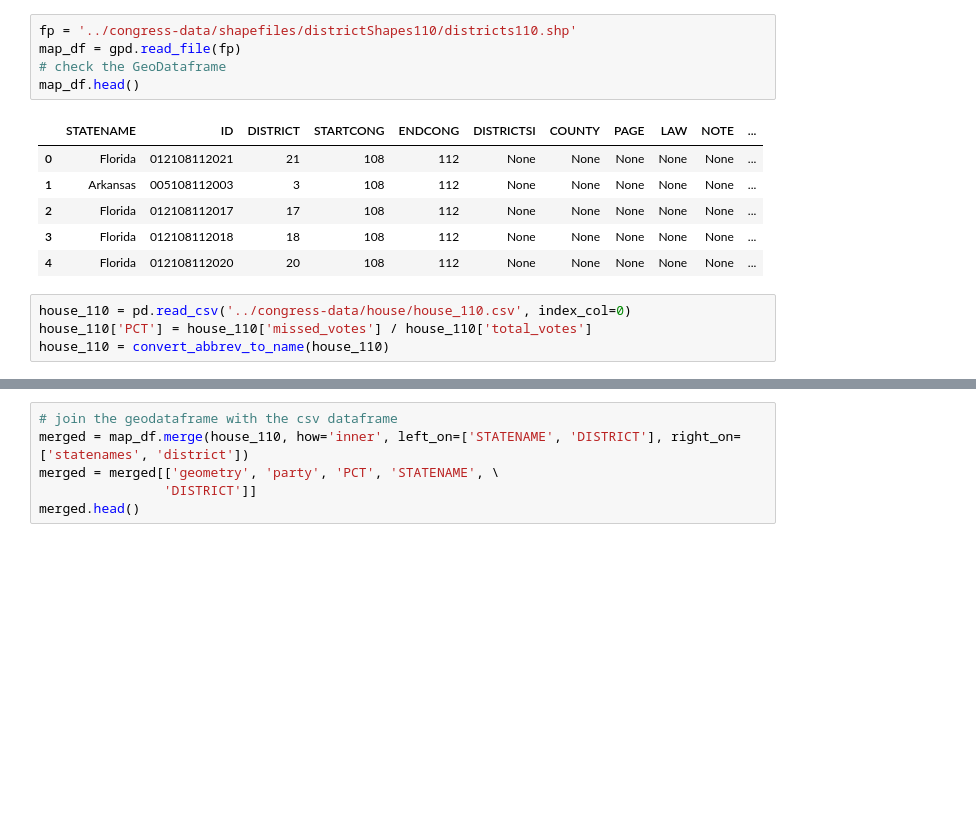
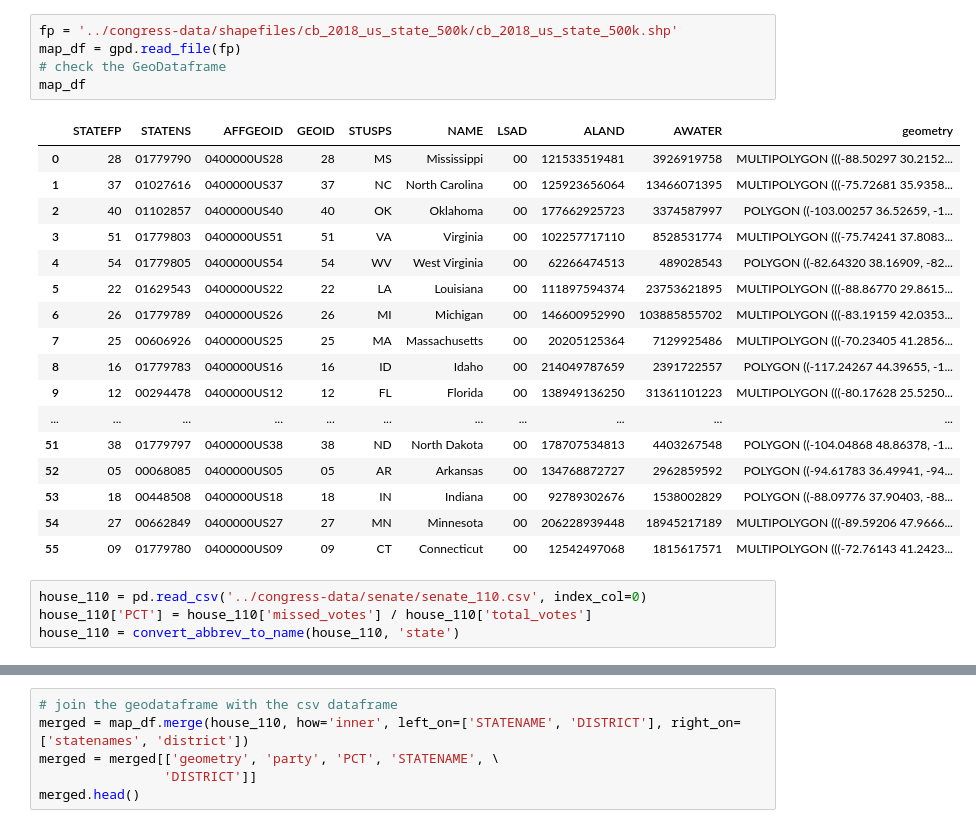
Before and after one commit to rcohngru/congressional-voting-eda, a Jupyter notebook: notebooks/Trying GeoPandas.ipynb, the cells around one changed output, grey strips where cells are left out. Cells and saved outputs as stored; diff of their text form; blank space fills up the shorter version.

```diff
--- a/notebooks/Trying GeoPandas.ipynb
+++ b/notebooks/Trying GeoPandas.ipynb
@@ -28,19 +490,30 @@ def convert_abbrev_to_name(df):
 # %%
-fp = '../congress-data/shapefiles/districtShapes110/districts110.shp'
+fp = '../congress-data/shapefiles/cb_2018_us_state_500k/cb_2018_us_state_500k.shp'
 map_df = gpd.read_file(fp)
 # check the GeoDataframe
-map_df.head()
+map_df
 # %% [output]
-|  | STATENAME | ID | DISTRICT | STARTCONG | ENDCONG | DISTRICTSI | COUNTY | PAGE | LAW | NOTE | ... |
-| 0 | Florida | 012108112021 | 21 | 108 | 112 | None | None | None | None | None | ... |
-| 1 | Arkansas | 005108112003 | 3 | 108 | 112 | None | None | None | None | None | ... |
-| 2 | Florida | 012108112017 | 17 | 108 | 112 | None | None | None | None | None | ... |
-| 3 | Florida | 012108112018 | 18 | 108 | 112 | None | None | None | None | None | ... |
-| 4 | Florida | 012108112020 | 20 | 108 | 112 | None | None | None | None | None | ... |
+|  | STATEFP | STATENS | AFFGEOID | GEOID | STUSPS | NAME | LSAD | ALAND | AWATER | geometry |
+| 0 | 28 | 01779790 | 0400000US28 | 28 | MS | Mississippi | 00 | 121533519481 | 3926919758 | MULTIPOLYGON (((-88.50297 30.2152... |
+| 1 | 37 | 01027616 | 0400000US37 | 37 | NC | North Carolina | 00 | 125923656064 | 13466071395 | MULTIPOLYGON (((-75.72681 35.9358... |
+| 2 | 40 | 01102857 | 0400000US40 | 40 | OK | Oklahoma | 00 | 177662925723 | 3374587997 | POLYGON ((-103.00257 36.52659, -1... |
+| 3 | 51 | 01779803 | 0400000US51 | 51 | VA | Virginia | 00 | 102257717110 | 8528531774 | MULTIPOLYGON (((-75.74241 37.8083... |
+| 4 | 54 | 01779805 | 0400000US54 | 54 | WV | West Virginia | 00 | 62266474513 | 489028543 | POLYGON ((-82.64320 38.16909, -82... |
+| 5 | 22 | 01629543 | 0400000US22 | 22 | LA | Louisiana | 00 | 111897594374 | 23753621895 | MULTIPOLYGON (((-88.86770 29.8615... |
+| 6 | 26 | 01779789 | 0400000US26 | 26 | MI | Michigan | 00 | 146600952990 | 103885855702 | MULTIPOLYGON (((-83.19159 42.0353... |
+| 7 | 25 | 00606926 | 0400000US25 | 25 | MA | Massachusetts | 00 | 20205125364 | 7129925486 | MULTIPOLYGON (((-70.23405 41.2856... |
+| 8 | 16 | 01779783 | 0400000US16 | 16 | ID | Idaho | 00 | 214049787659 | 2391722557 | POLYGON ((-117.24267 44.39655, -1... |
+| 9 | 12 | 00294478 | 0400000US12 | 12 | FL | Florida | 00 | 138949136250 | 31361101223 | MULTIPOLYGON (((-80.17628 25.5250... |
+| ... | ... | ... | ... | ... | ... | ... | ... | ... | ... | ... |
+| 51 | 38 | 01779797 | 0400000US38 | 38 | ND | North Dakota | 00 | 178707534813 | 4403267548 | POLYGON ((-104.04868 48.86378, -1... |
+| 52 | 05 | 00068085 | 0400000US05 | 05 | AR | Arkansas | 00 | 134768872727 | 2962859592 | POLYGON ((-94.61783 36.49941, -94... |
+| 53 | 18 | 00448508 | 0400000US18 | 18 | IN | Indiana | 00 | 92789302676 | 1538002829 | POLYGON ((-88.09776 37.90403, -88... |
+| 54 | 27 | 00662849 | 0400000US27 | 27 | MN | Minnesota | 00 | 206228939448 | 18945217189 | MULTIPOLYGON (((-89.59206 47.9666... |
+| 55 | 09 | 01779780 | 0400000US09 | 09 | CT | Connecticut | 00 | 12542497068 | 1815617571 | MULTIPOLYGON (((-72.76143 41.2423... |
 # %%
-house_110 = pd.read_csv('../congress-data/house/house_110.csv', index_col=0)
+house_110 = pd.read_csv('../congress-data/senate/senate_110.csv', index_col=0)
 house_110['PCT'] = house_110['missed_votes'] / house_110['total_votes']
-house_110 = convert_abbrev_to_name(house_110)
+house_110 = convert_abbrev_to_name(house_110, 'state')
 # %%
 house_110.head()
 # %% [output]
```
Also changed, not shown: parts of 21 cells of this notebook, 1 other file.
